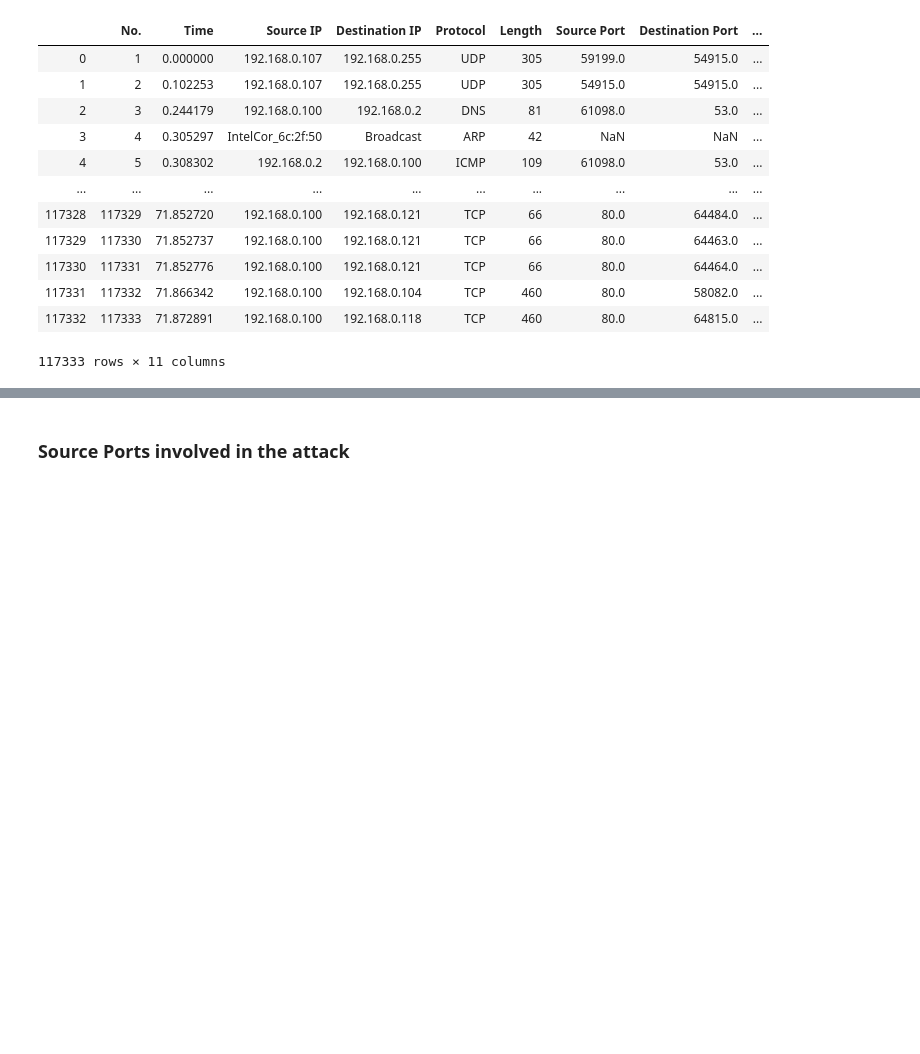
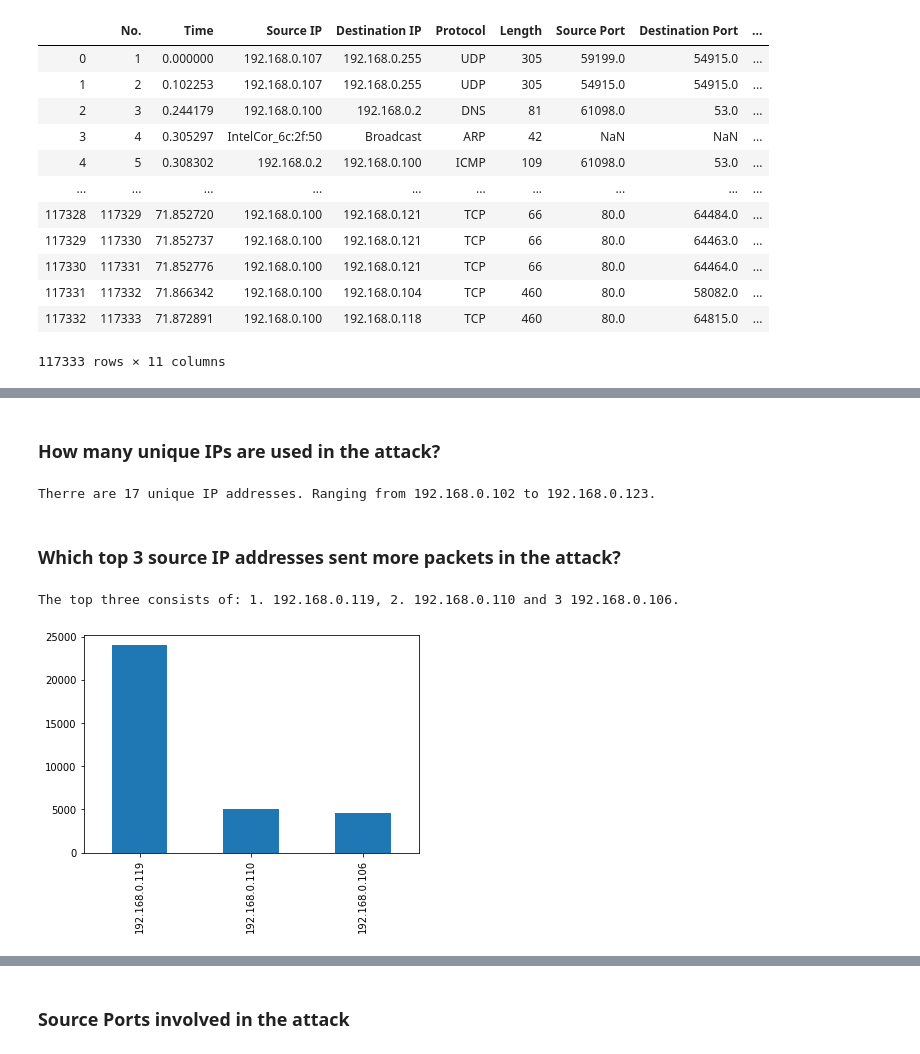
Before and after one commit to NijeboerFrank/jupyter-assignment-3, a Jupyter notebook: Assignment3.ipynb, the cells around one changed output, grey strips where cells are left out. Cells and saved outputs as stored; diff of their text form; code cells hidden in the pictures; blank space fills up the shorter version.

```diff
--- a/Assignment3.ipynb
+++ b/Assignment3.ipynb
@@ -3,3 +1,40 @@ from preprocessing import df, pd
+# %%
+import matplotlib.pyplot as plt
+%matplotlib inline
+# %load preprocessing
+import pandas as pd
+
+tcp_flags = {
+    '0x002': 'SYN',
+    '0x018': '(PSH, ACK)',
+    '0x010': 'ACK',
+    '0x012': '(SYN, ACK)',
+    '0x014': '(RST, ACK)',
+    '0x004': 'RST',
+    '0x011': '(FIN, ACK)',
+    '0x019': '(FIN, PSH, ACK)'
+}
+
+df_file = "for_the_afternoon.csv"
+
+df = pd.read_csv(df_file)
+
+
+def get_vendor(string: str):
+    return string.split("_")[0]
+
+
+def convert_to_int(to_convert):
+    try:
+        return int(to_convert)
+    except ValueError:
+        return to_convert
+
+
+df['TCP Flags'] = df['TCP Flags'].apply(tcp_flags.get)
+df['Vendor'] = df['Vendor'].apply(get_vendor)
+df['Source Port'] = df['Source Port'].apply(convert_to_int)
+df['Destination Port'] = df['Destination Port'].apply(convert_to_int)
 # %%
 df
 # %% [output]
@@ -18,0 +77,19 @@ df
+# %% [markdown]
+### How many unique IPs are used in the attack?
+# %%
+uniques = attack_entries["Source IP"].nunique()
+min_ip = attack_entries["Source IP"].min()
+max_ip = attack_entries["Source IP"].max()
+print("Therre are {} unique IP addresses. Ranging from {} to {}.".format(uniques, min_ip, max_ip))
+# %% [output]
+Therre are 17 unique IP addresses. Ranging from 192.168.0.102 to 192.168.0.123.
+# %% [markdown]
+###  Which top 3 source IP addresses sent more packets in the attack?
+# %%
+top_3 = attack_entries["Source IP"].value_counts().sort_values(ascending=False).head(3)
+print("The top three consists of: 1. {p[0]}, 2. {p[1]} and 3 {p[2]}.".format(p=top_3.index.tolist()))
+top_3.plot.bar()
+plt.show()
+# %% [output]
+The top three consists of: 1. 192.168.0.119, 2. 192.168.0.110 and 3 192.168.0.106.
+[figure, added]
```
Also changed, not shown: parts of 8 cells of this notebook.
